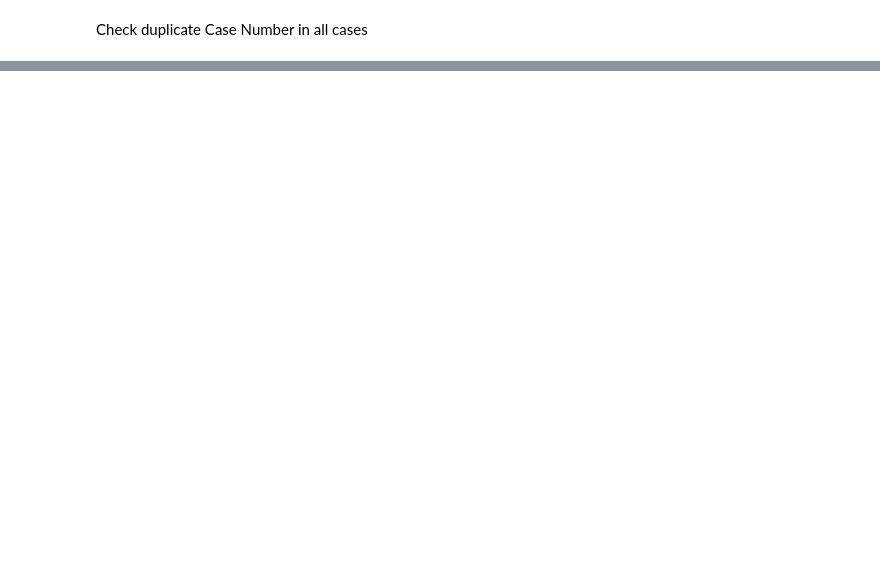
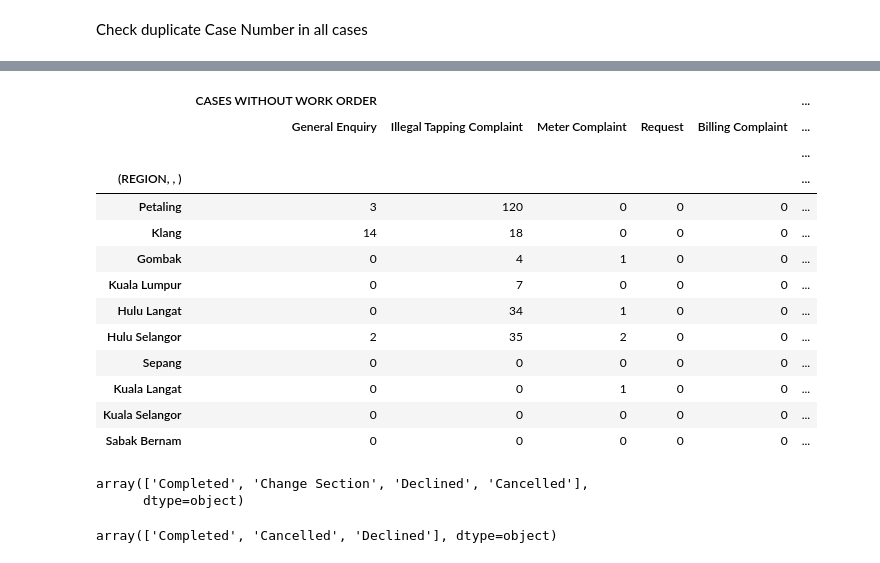
Before and after one commit to iqmal-1916447/MASTERLIST-LI-July-2024, a Jupyter notebook: analyzer-july.ipynb, the cells around one changed output, grey strips where cells are left out. Cells and saved outputs as stored; diff of their text form; code cells hidden in the pictures; blank space fills up the shorter version.

Commit message:
finalized and checked by myself

```diff
--- a/analyzer-july.ipynb
+++ b/analyzer-july.ipynb
@@ -239,0 +375,2 @@ data_df_all[data_df_all.duplicated(keep=False, subset=['Case Number'])]
+# %%
+data_df_inhouse, data_df_contractor = resolving_intersect(data_df_inhouse, data_df_contractor, status_priority_label)
@@ -239,0 +628,3 @@ data_df_all[data_df_all.duplicated(keep=False, subset=['Case Number'])]
+# %%
+no_wo_df = data_df_all[~data_df_all['Case Number'].isin(wo_df['Case Number'])]
+display( no_wo_df )
@@ -239,0 +741,14 @@ data_df_all[data_df_all.duplicated(keep=False, subset=['Case Number'])]
+# %%
+# total_li
+
+for region in region_list:
+    total_li.loc[region, 'General Enquiry'] = len( data_df_all[(data_df_all['Region'] == region) & (data_df_all['Category'] == 'General Enquiry')] )
+    total_li.loc[region, 'Illegal Tapping Complaint'] = len( data_df_all[(data_df_all['Region'] == region) & (data_df_all['Category'] == 'Illegal Tapping Complaint')] )
+    total_li.loc[region, 'Meter Complaint'] = len( data_df_all[(data_df_all['Region'] == region) & (data_df_all['Category'] == 'Meter Complaint')] )
+    total_li.loc[region, 'Meter Leak'] = len( data_df_all[(data_df_all['Region'] == region) & (data_df_all['Category'] == 'Meter Leak')] )
+    total_li.loc[region, 'Request'] = len( data_df_all[(data_df_all['Region'] == region) & (data_df_all['Category'] == 'Request')] )
+    total_li.loc[region, 'Water Complaint'] = len( data_df_all[(data_df_all['Region'] == region) & (data_df_all['Category'] == 'Water Complaint')] )
+    total_li.loc[region, 'Billing Complaint'] = len( data_df_all[(data_df_all['Region'] == region) & (data_df_all['Category'] == 'Billing Complaint')] )
+
+
+display( total_li )
@@ -239,0 +768,47 @@ data_df_all[data_df_all.duplicated(keep=False, subset=['Case Number'])]
+# %%
+# total_no_wo
+
+for region in region_list:
+    total_no_wo.loc[region, pd.IndexSlice['CASES WITHOUT WORK ORDER', 'General Enquiry', :]] = len( no_wo_df[(no_wo_df['Region'] == region) & (no_wo_df['Category'] == 'General Enquiry')] )
+    total_no_wo.loc[region, pd.IndexSlice['CASES WITHOUT WORK ORDER', 'Illegal Tapping Complaint', :]] = len( no_wo_df[(no_wo_df['Region'] == region) & (no_wo_df['Category'] == 'Illegal Tapping Complaint')] )
+    total_no_wo.loc[region, pd.IndexSlice['CASES WITHOUT WORK ORDER', 'Meter Complaint', :]] = len( no_wo_df[(no_wo_df['Region'] == region) & (no_wo_df['Category'] == 'Meter Complaint')] )
+    total_no_wo.loc[region, pd.IndexSlice['CASES WITHOUT WORK ORDER', 'Request', :]] = len( no_wo_df[(no_wo_df['Region'] == region) & (no_wo_df['Category'] == 'Request')] )
+    total_no_wo.loc[region, pd.IndexSlice['CASES WITHOUT WORK ORDER', 'Billing Complaint', :]] = len( no_wo_df[(no_wo_df['Region'] == region) & (no_wo_df['Category'] == 'Billing Complaint')] )
+
+    total_no_wo.loc[region, pd.IndexSlice['CASES WITHOUT WORK ORDER', 'Meter Leak', 'FA Status Completed']] = len( no_wo_df[(no_wo_df['Region'] == region) & (no_wo_df['Category'] == 'Meter Leak') & (no_wo_df['CCS Repair Work FA Status'] == 'Completed')] )
+    total_no_wo.loc[region, pd.IndexSlice['CASES WITHOUT WORK ORDER', 'Meter Leak', 'FA Status Cancelled']] = len( no_wo_df[(no_wo_df['Region'] == region) & (no_wo_df['Category'] == 'Meter Leak') & (no_wo_df['CCS Repair Work FA Status'] == 'Canceled')] )
+    total_no_wo.loc[region, pd.IndexSlice['CASES WITHOUT WORK ORDER', 'Meter Leak', 'FA Status Pending']] = len( no_wo_df[(no_wo_df['Region'] == region) & (no_wo_df['Category'] == 'Meter Leak') & (no_wo_df['CCS Repair Work FA Status'] == 'Pending')] )
+    total_no_wo.loc[region, pd.IndexSlice['CASES WITHOUT WORK ORDER', 'Meter Leak', 'FA Status Blank']] = len( no_wo_df[(no_wo_df['Region'] == region) & (no_wo_df['Category'] == 'Meter Leak') & ( no_wo_df['CCS Repair Work FA Status'].isna() & ~no_wo_df['Description'].str.contains(r'repair(?:ed)? by (Leak Inspector|LI)', case=False, na=False, regex=True) )] ) # some of blank FA Status could be having repaired by LI description
+    total_no_wo.loc[region, pd.IndexSlice['CASES WITHOUT WORK ORDER', 'Meter Leak', 'Repaired by LI']] = len( no_wo_df[(no_wo_df['Region'] == region) & (no_wo_df['Category'] == 'Meter Leak') & (no_wo_df['Description'].str.contains(r'repair(?:ed)? by (Leak Inspector|LI)', case=False, na=False, regex=True))] )
+
+    total_no_wo.loc[region, pd.IndexSlice['CASES WITHOUT WORK ORDER', 'Water Complaint', 'Cancelled']] = len( no_wo_df[(no_wo_df['Region'] == region) & (no_wo_df['Category'] == 'Water Complaint') & (~no_wo_df['Description'].str.contains(r'repair(?:ed)? by (Leak Inspector|LI)', case=False, na=False, regex=True))] )
+    total_no_wo.loc[region, pd.IndexSlice['CASES WITHOUT WORK ORDER', 'Water Complaint', 'Repaired by LI']] = len( no_wo_df[(no_wo_df['Region'] == region) & (no_wo_df['Category'] == 'Water Complaint') & (no_wo_df['Description'].str.contains(r'repair(?:ed)? by (Leak Inspector|LI)', case=False, na=False, regex=True))] )
+
+
+
+
+
+display( total_no_wo )
+# %% [output]
+|  | CASES WITHOUT WORK ORDER |  |  |  |  | ... |
+|  | General Enquiry | Illegal Tapping Complaint | Meter Complaint | Request | Billing Complaint | ... |
+|  |  |  |  |  |  | ... |
+| (REGION, , ) |  |  |  |  |  | ... |
+| Petaling | 3 | 120 | 0 | 0 | 0 | ... |
+| Klang | 14 | 18 | 0 | 0 | 0 | ... |
+| Gombak | 0 | 4 | 1 | 0 | 0 | ... |
+| Kuala Lumpur | 0 | 7 | 0 | 0 | 0 | ... |
+| Hulu Langat | 0 | 34 | 1 | 0 | 0 | ... |
+| Hulu Selangor | 2 | 35 | 2 | 0 | 0 | ... |
+| Sepang | 0 | 0 | 0 | 0 | 0 | ... |
+| Kuala Langat | 0 | 0 | 1 | 0 | 0 | ... |
+| Kuala Selangor | 0 | 0 | 0 | 0 | 0 | ... |
+| Sabak Bernam | 0 | 0 | 0 | 0 | 0 | ... |
+# %%
+# check status
+display( data_df_inhouse['Status'].unique() )
+display( data_df_contractor['Status'].unique() )
+# %% [output]
+array(['Completed', 'Change Section', 'Declined', 'Cancelled'],
+      dtype=object)
+array(['Completed', 'Cancelled', 'Declined'], dtype=object)
```
Also changed, not shown: parts of 50 cells of this notebook, 4 other files.
